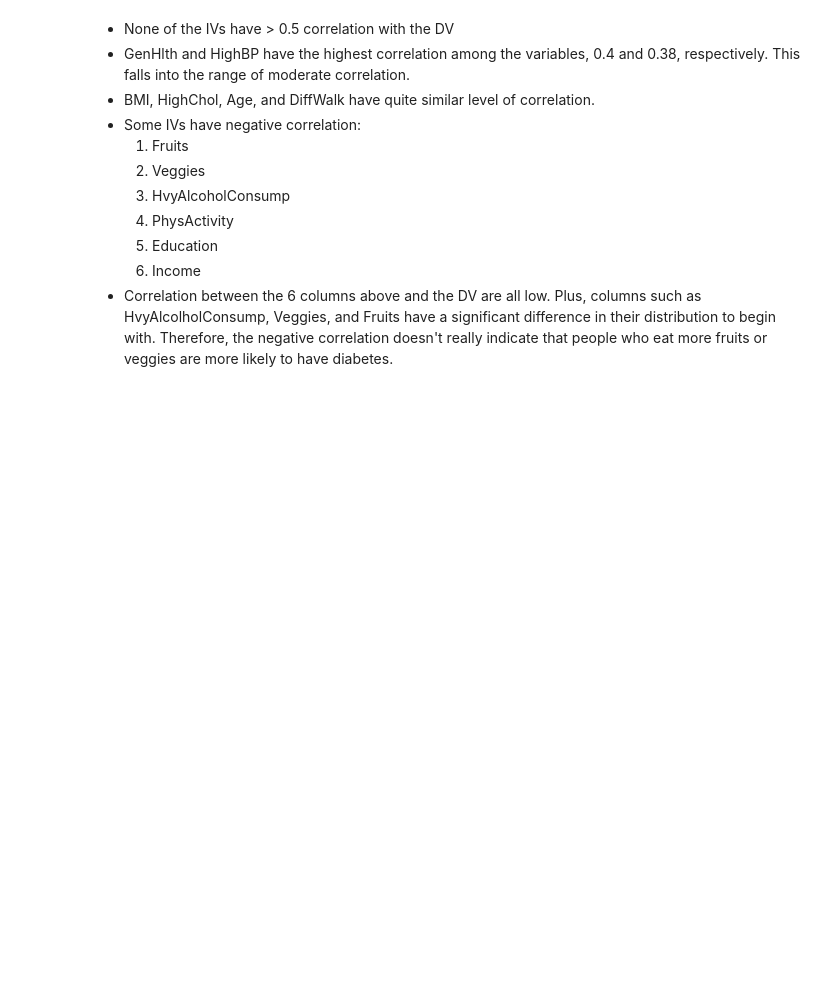
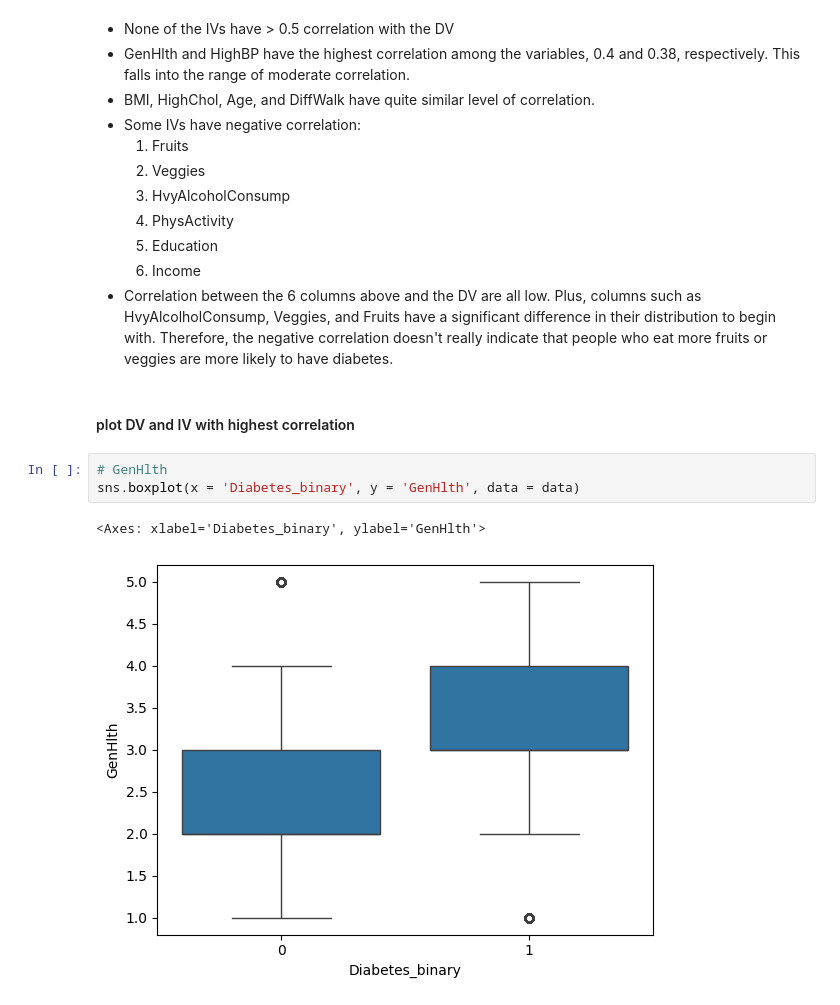
Before and after one commit to thuyr13/DS_2ndreport, a Jupyter notebook: Exploratory Data Analysis.ipynb, the cells around one changed output. Cells and saved outputs as stored; diff of their text form; blank space fills up the shorter version.

Commit message:
more plots for correlation

```diff
--- a/Exploratory Data Analysis.ipynb
+++ b/Exploratory Data Analysis.ipynb
@@ -211,3 +211,11 @@ data.corr()['Diabetes_binary'][:-1].sort_values().plot(kind='bar')
     5. Education
     6. Income
  - Correlation between the 6 columns above and the DV are all low. Plus, columns such as HvyAlcolholConsump, Veggies, and Fruits have a significant difference in their distribution to begin with. Therefore, the negative correlation doesn't really indicate that people who eat more fruits or veggies are more likely to have diabetes.
+# %% [markdown]
+#### plot DV and IV with highest correlation
+# %%
+# GenHlth
+sns.boxplot(x = 'Diabetes_binary', y = 'GenHlth', data = data)
+# %% [output]
+<Axes: xlabel='Diabetes_binary', ylabel='GenHlth'>
+[figure, added]
```
Also changed, not shown: parts of 10 cells of this notebook.
